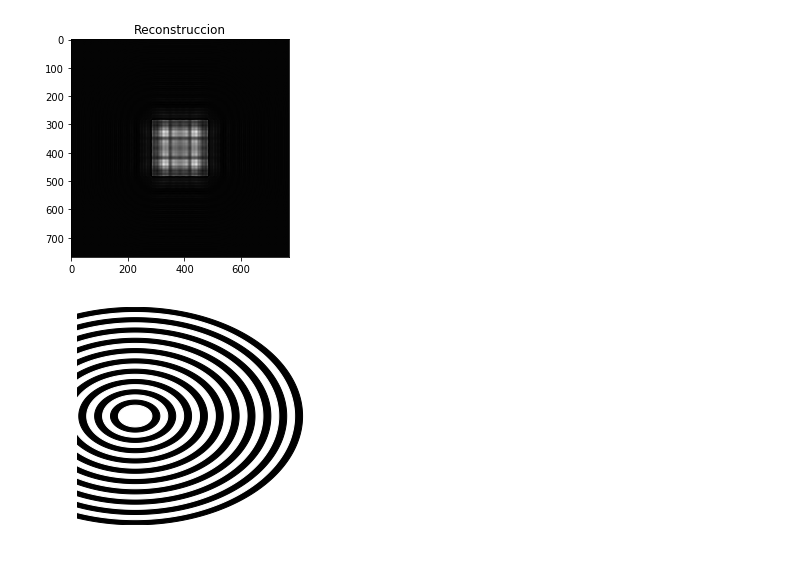
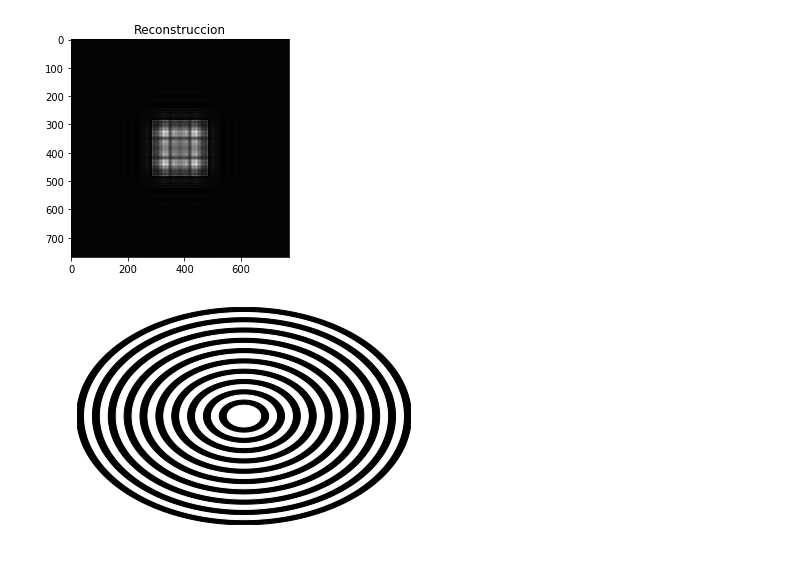
Before and after one commit to RobertoCuellar2019/tesis, a Jupyter notebook: v1_reconstruccion_no_ia4.ipynb, the cells around one changed output. Cells and saved outputs as stored; diff of their text form; code cells hidden in the pictures.

```diff
--- a/v1_reconstruccion_no_ia4.ipynb
+++ b/v1_reconstruccion_no_ia4.ipynb
@@ -93,26 +93,26 @@ from matplotlib.patches import Polygon # importante para realizar circulos
 # %%
 n_anillos = 20
 rmax = 2
 rmin = 0.2
-centrox = -1.3 # centro en la coordenada en x de los anillos
+centrox = 0 # centro en la coordenada en x de los anillos
 centroy = 0 # centro en la coordenada en y de los anillos
 ratio = (rmax-rmin)/n_anillos
 vec_rad = np.linspace(rmin,rmax,n_anillos)
 theta2 = np.linspace(0, 2*np.pi, 768)
 col = "white"
 fig, ax = pl.subplots()
 for i in reversed(vec_rad): #reversed toma el vector comenzando por atras
   xa = (i * np.cos(theta2))+ centrox
   ya = (i * np.sin(theta2))+ centroy
   if col == "white":
     col = "black"
   elif col == "black":
     col = "white"
   poly = Polygon(np.column_stack([xa, ya]), color= col) # crea el circulo
   ax.add_patch(poly)
   ax.set_xlim((-rmax, rmax))
   ax.set_ylim((-rmax, rmax))
 pl.axis('off')
 pl.show()
 # %% [output]
-[figure, old version]
+[figure, new version]
```
